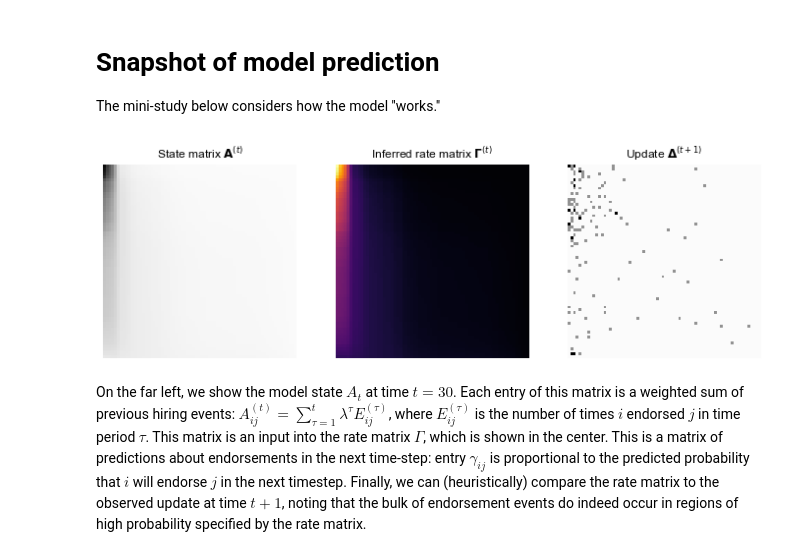
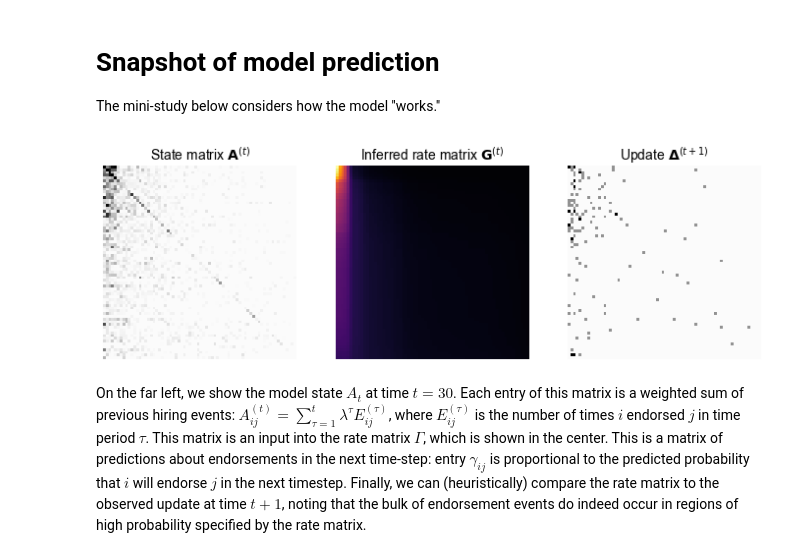
Before and after one commit to PhilChodrow/prestige_reinforcement, a Jupyter notebook: math_PhD.ipynb, the cells around one changed output. Saved outputs shown, nothing was run; the diff lists cells and outputs as text; code cells hidden in the pictures.

```diff
--- a/math_PhD.ipynb
+++ b/math_PhD.ipynb
@@ -113,8 +121,8 @@ L_deg.set_score(
 )
 
 L_deg.set_features([
-    lambda s: linear_feature(np.sqrt(s)),
-    lambda s: quadratic_feature(np.sqrt(s))
+    lambda s: linear_feature(s),
+    lambda s: quadratic_feature(s)
 ])
 
 L_deg.set_data(T, A0)
@@ -328,36 +336,36 @@ The mini-study below considers how the model ''works.''
 
 # A = state_matrix(T, A0 = A0, lam = pars['lam'])
 
 # S = SR_quadratic_feature(A)
 
 i = 20
 
 V = L.GAMMA[i]
 # V = softmax(S, np.array([2.8, 0]))[i]
 
 fig = plt.figure(figsize = (12, 5))
 ax = fig.add_subplot(131)
 ax.imshow(np.ones_like(V), cmap = 'Greys', vmax = 1, vmin = 0, alpha = 1)
-ax.imshow(matrix_sort(V, -V.sum(axis = 0)), vmax = .2,  cmap = 'Greys', alpha = .99)
+ax.imshow(matrix_sort(L.A[i], -V.sum(axis = 0)), vmax = .8,  cmap = 'Greys', alpha = .99)
 ax.set(title = r'State matrix $\mathbf{A}^{(t)}$')
 ax.axis('off')
 
 ax = fig.add_subplot(132)
 # plt.imshow(np.ones_like(V), cmap = 'Greys', vmax = 1)
 ax.imshow(matrix_sort(V, -V.sum(axis = 0)), alpha = .995, cmap = 'inferno')
-ax.set(title = 'Inferred rate matrix $\mathbf{\Gamma}^{(t)}$')
+ax.set(title = 'Inferred rate matrix $\mathbf{G}^{(t)}$')
 plt.gca().axis('off')
 
 ax = fig.add_subplot(133)
 ax.imshow(np.ones_like(T[i]), cmap = 'Greys', vmax = 1, vmin = 0, alpha = 1)
 ax.imshow(matrix_sort(T[i+1]-T[i], -V.sum(axis = 0)), vmax = 2,  cmap = 'Greys', alpha = .99)
 ax.set(title = 'Update $\mathbf{\Delta}^{(t+1)}$')
 ax.axis('off')
 # plt.colorbar()
 
 plt.savefig('fig/math_phd_illustration.png', dpi = 300, bbox_inches = 'tight')
 # %% [output]
-[figure, old version]
+[figure, new version]
 # %% [markdown]
 On the far left, we show the model state $A_t$ at time $t = 30$. Each entry of this matrix is a weighted sum of previous hiring events: $A_{ij}^{(t)} = \sum_{\tau = 1}^t \lambda^\tau E_{ij}^{(\tau)}$, where $E_{ij}^{(\tau)}$ is the number of times $i$ endorsed $j$ in time period $\tau$. This matrix is an input into the rate matrix $\Gamma$, which is shown in the center. This is a matrix of predictions about endorsements in the next time-step: entry $\gamma_{ij}$ is proportional to the predicted probability that $i$ will endorse $j$ in the next timestep. Finally, we can (heuristically) compare the rate matrix to the observed update at time $t+1$, noting that the bulk of endorsement events do indeed occur in regions of high probability specified by the rate matrix.
 # %% [markdown]
```
Also changed, not shown: parts of 10 cells of this notebook, 2 other files.
